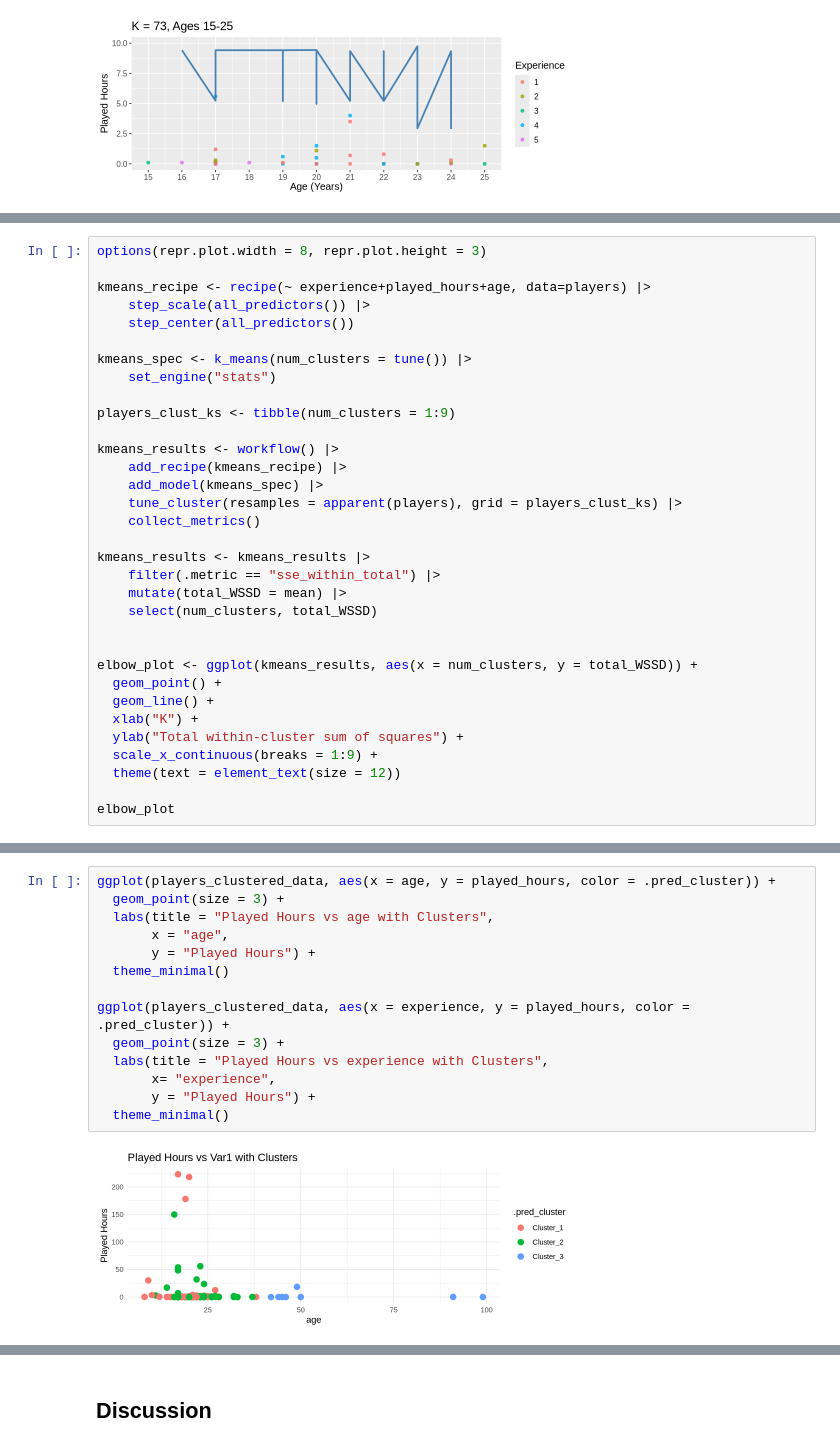
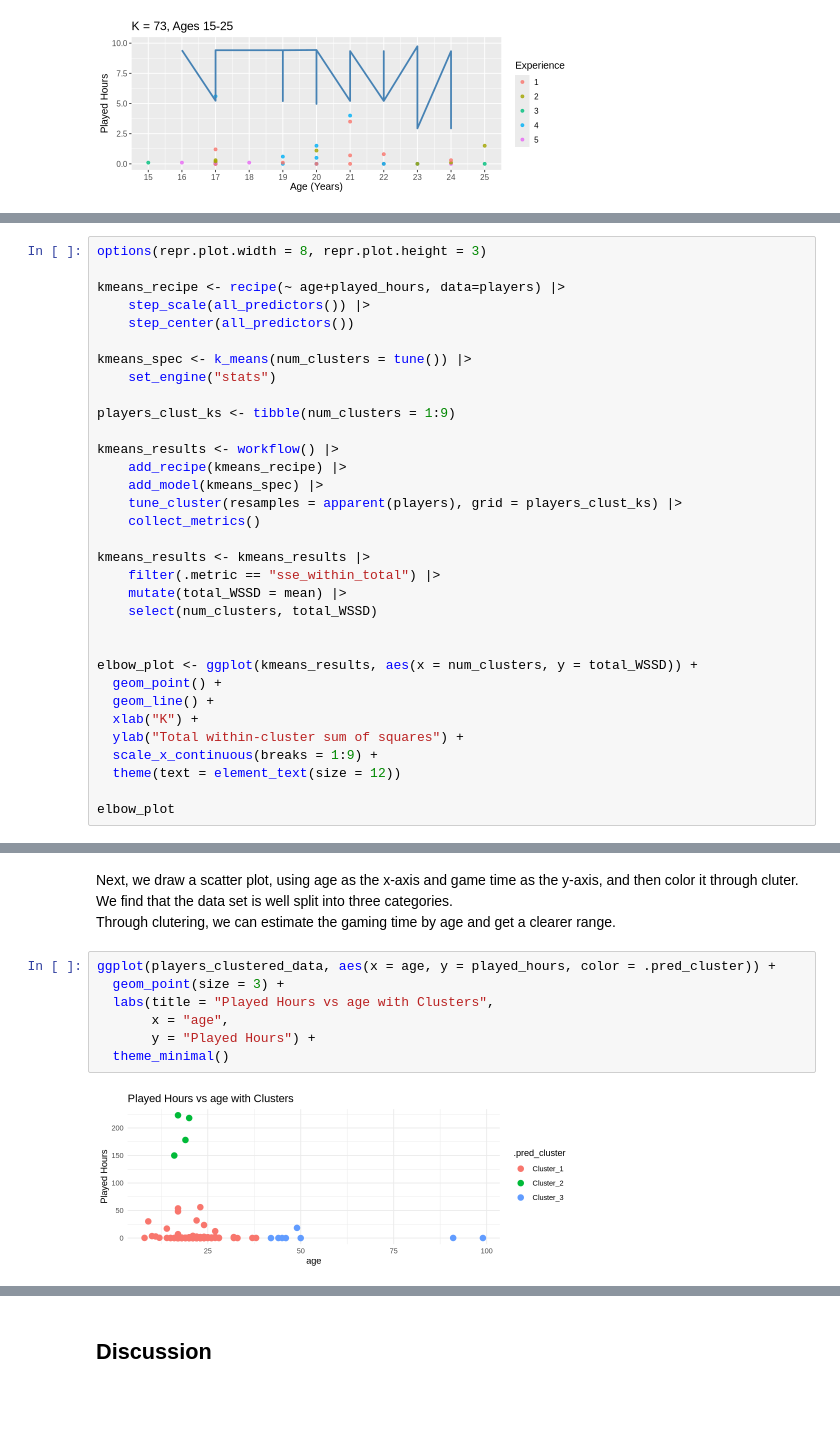
Before and after one commit to aishu-09/ds-project, a Jupyter notebook: final-report.ipynb, the cells around one changed output, grey strips where cells are left out. Saved outputs shown, nothing was run; the diff lists cells and outputs as text; blank space fills up the shorter version.

Commit message:
change clutering
and write some report

```diff
--- a/final-report.ipynb
+++ b/final-report.ipynb
@@ -305,7 +305,7 @@ Then We try clustering to see if this is possible.
 # %%
 options(repr.plot.width = 8, repr.plot.height = 3)
 
-kmeans_recipe <- recipe(~ experience+played_hours+age, data=players) |>
+kmeans_recipe <- recipe(~ age+played_hours, data=players) |>
     step_scale(all_predictors()) |>
     step_center(all_predictors())
 
@@ -361,16 +363,12 @@ A tibble: 6 × 4
+# %% [markdown]
+Next, we draw a scatter plot, using age as the x-axis and game time as the y-axis, and then color it through cluter. We find that the data set is well split into three categories.\
+Through clutering, we can estimate the gaming time by age and get a clearer range.
 # %%
 ggplot(players_clustered_data, aes(x = age, y = played_hours, color = .pred_cluster)) +
   geom_point(size = 3) +
   labs(title = "Played Hours vs age with Clusters",
        x = "age",
        y = "Played Hours") +
   theme_minimal()
-
-ggplot(players_clustered_data, aes(x = experience, y = played_hours, color = .pred_cluster)) +
-  geom_point(size = 3) +
-  labs(title = "Played Hours vs experience with Clusters",
-       x= "experience",
-       y = "Played Hours") +
-  theme_minimal()
 # %% [output]
-[figure, old version]
+[figure, new version]
```
Also changed, not shown: parts of 8 cells of this notebook.
